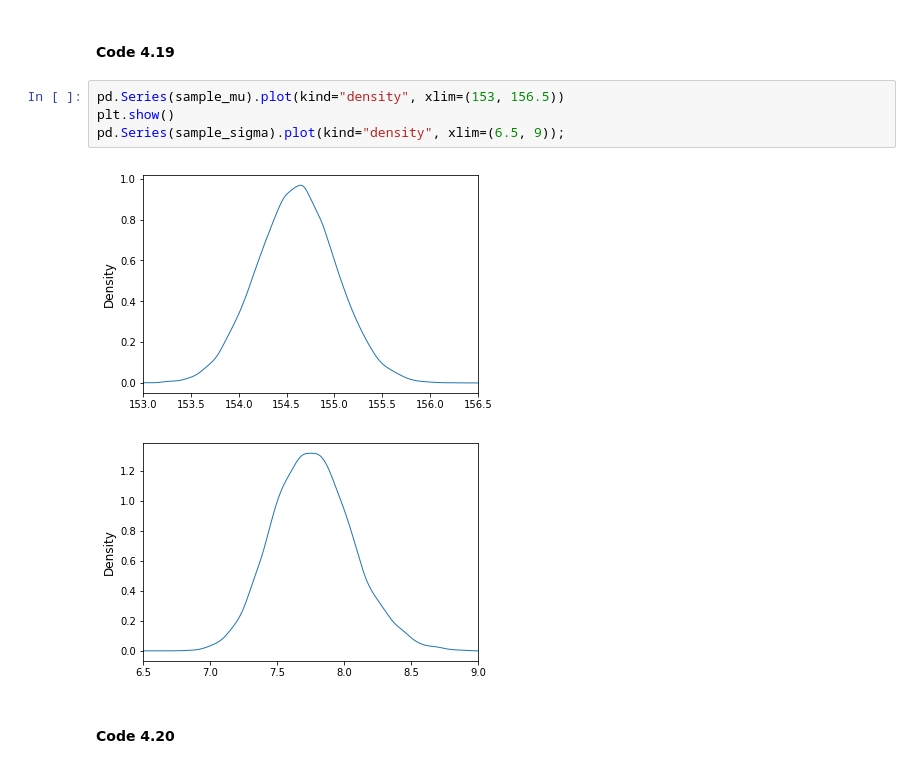
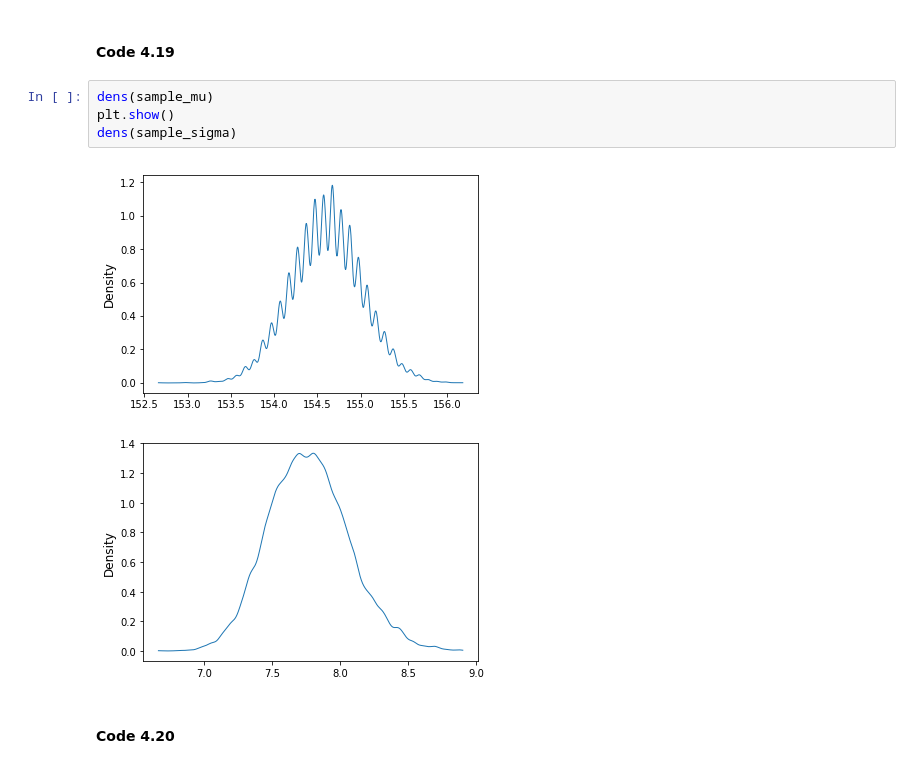
Before and after one commit to fehiepsi/rethinking-pyro, a Jupyter notebook: notebooks/04_linear_models.ipynb, the cells around one changed output. Saved outputs shown, nothing was run; the diff lists cells and outputs as text.

```diff
--- a/notebooks/04_linear_models.ipynb
+++ b/notebooks/04_linear_models.ipynb
@@ -156,13 +156,13 @@ plt.ylabel("sample.sigma");
 [figure]
 # %% [markdown]
 #### Code 4.19
-# %%
-pd.Series(sample_mu).plot(kind="density", xlim=(153, 156.5))
-plt.show()
-pd.Series(sample_sigma).plot(kind="density", xlim=(6.5, 9));
-# %% [output]
-[figure, removed]
-[figure, removed]
+# %%
+dens(sample_mu)
+plt.show()
+dens(sample_sigma)
+# %% [output]
+[figure, added]
+[figure, added]
 # %% [markdown]
 #### Code 4.20
 # %%
```
Also changed, not shown: parts of 15 cells of this notebook, 5 other files.
